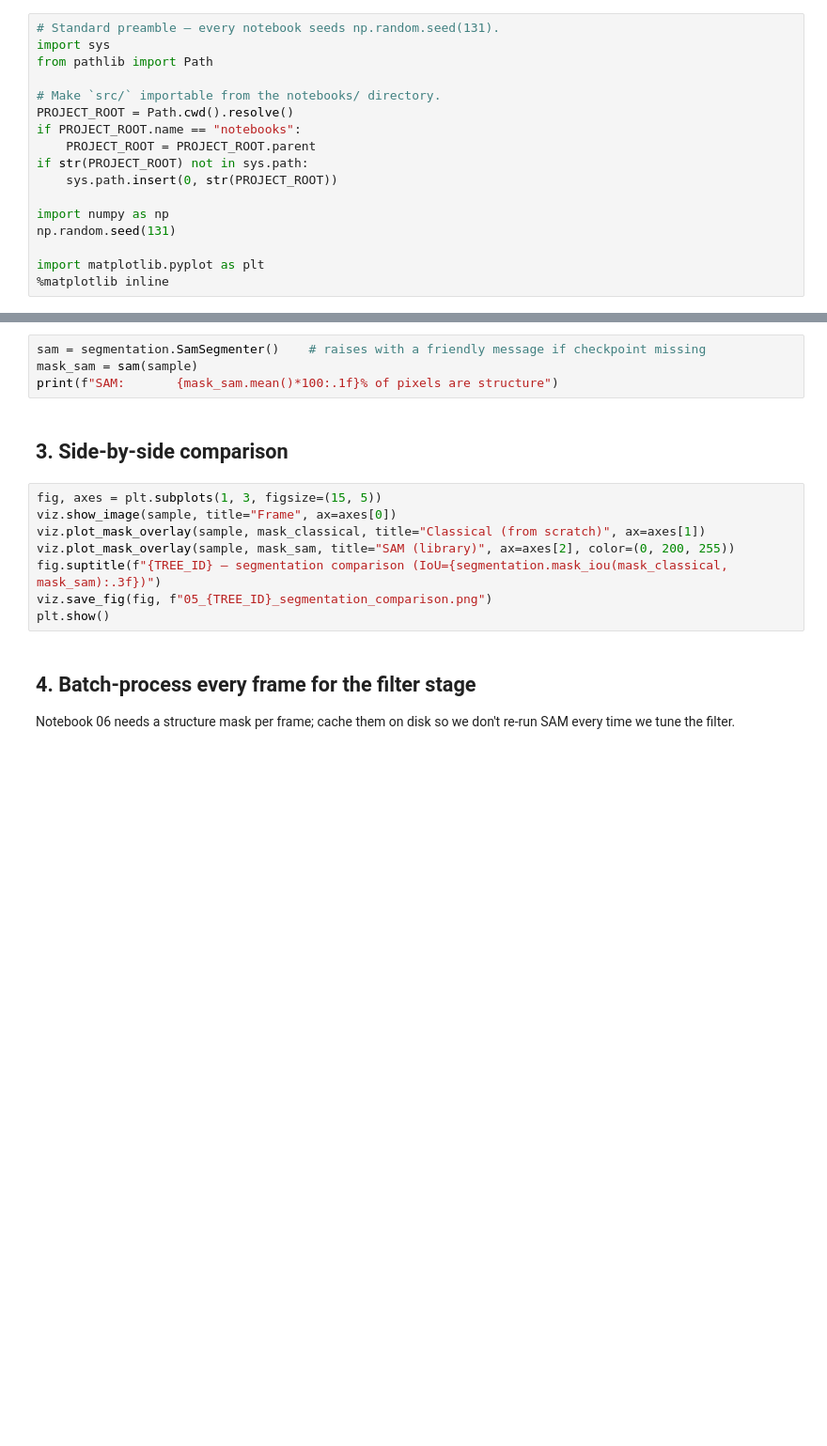
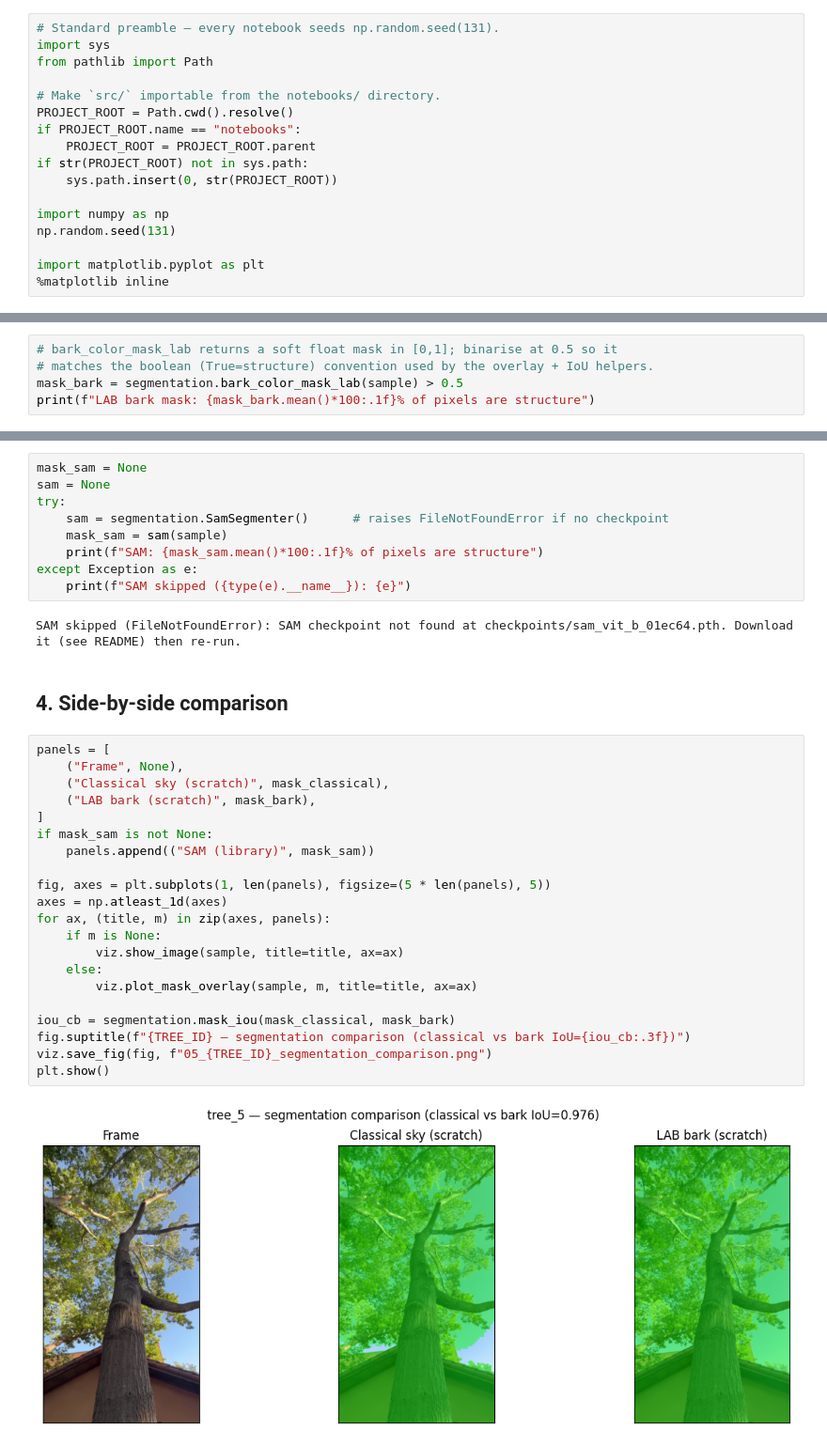
Before and after one commit to ColeVH2112/cs131_project, a Jupyter notebook: notebooks/05_segmentation.ipynb, the cells around one changed output, grey strips where cells are left out. Shown at 94% size. Drawn from its saved outputs; the diff is of its cells as text; blank space fills up the shorter version.

Commit message:
general fixes rto broken notebooks

```diff
--- a/notebooks/05_segmentation.ipynb
+++ b/notebooks/05_segmentation.ipynb
@@ -60,0 +83,5 @@ the in-memory predictor.
+# %%
+# bark_color_mask_lab returns a soft float mask in [0,1]; binarise at 0.5 so it
+# matches the boolean (True=structure) convention used by the overlay + IoU helpers.
+mask_bark = segmentation.bark_color_mask_lab(sample) > 0.5
+print(f"LAB bark mask: {mask_bark.mean()*100:.1f}% of pixels are structure")
@@ -61,19 +96,36 @@ the in-memory predictor.
 # %%
-sam = segmentation.SamSegmenter()    # raises with a friendly message if checkpoint missing
-mask_sam = sam(sample)
-print(f"SAM:       {mask_sam.mean()*100:.1f}% of pixels are structure")
+mask_sam = None
+sam = None
+try:
+    sam = segmentation.SamSegmenter()      # raises FileNotFoundError if no checkpoint
+    mask_sam = sam(sample)
+    print(f"SAM: {mask_sam.mean()*100:.1f}% of pixels are structure")
+except Exception as e:
+    print(f"SAM skipped ({type(e).__name__}): {e}")
+# %% [output]
+SAM skipped (FileNotFoundError): SAM checkpoint not found at checkpoints/sam_vit_b_01ec64.pth. Download it (see README) then re-run.
 # %% [markdown]
-## 3. Side-by-side comparison
+## 4. Side-by-side comparison
-# %%
-fig, axes = plt.subplots(1, 3, figsize=(15, 5))
-viz.show_image(sample, title="Frame", ax=axes[0])
-viz.plot_mask_overlay(sample, mask_classical, title="Classical (from scratch)", ax=axes[1])
-viz.plot_mask_overlay(sample, mask_sam, title="SAM (library)", ax=axes[2], color=(0, 200, 255))
-fig.suptitle(f"{TREE_ID} — segmentation comparison (IoU={segmentation.mask_iou(mask_classical, mask_sam):.3f})")
-viz.save_fig(fig, f"05_{TREE_ID}_segmentation_comparison.png")
-plt.show()
-# %% [markdown]
-## 4. Batch-process every frame for the filter stage
-
-Notebook 06 needs a structure mask per frame; cache them on disk so we
-don't re-run SAM every time we tune the filter.
+# %%
+panels = [
+    ("Frame", None),
+    ("Classical sky (scratch)", mask_classical),
+    ("LAB bark (scratch)", mask_bark),
+]
+if mask_sam is not None:
+    panels.append(("SAM (library)", mask_sam))
+
+fig, axes = plt.subplots(1, len(panels), figsize=(5 * len(panels), 5))
+axes = np.atleast_1d(axes)
+for ax, (title, m) in zip(axes, panels):
+    if m is None:
+        viz.show_image(sample, title=title, ax=ax)
+    else:
+        viz.plot_mask_overlay(sample, m, title=title, ax=ax)
+
+iou_cb = segmentation.mask_iou(mask_classical, mask_bark)
+fig.suptitle(f"{TREE_ID} — segmentation comparison (classical vs bark IoU={iou_cb:.3f})")
+viz.save_fig(fig, f"05_{TREE_ID}_segmentation_comparison.png")
+plt.show()
+# %% [output]
+[figure, added]
```
Also changed, not shown: parts of 11 cells of this notebook, 24 other files.
